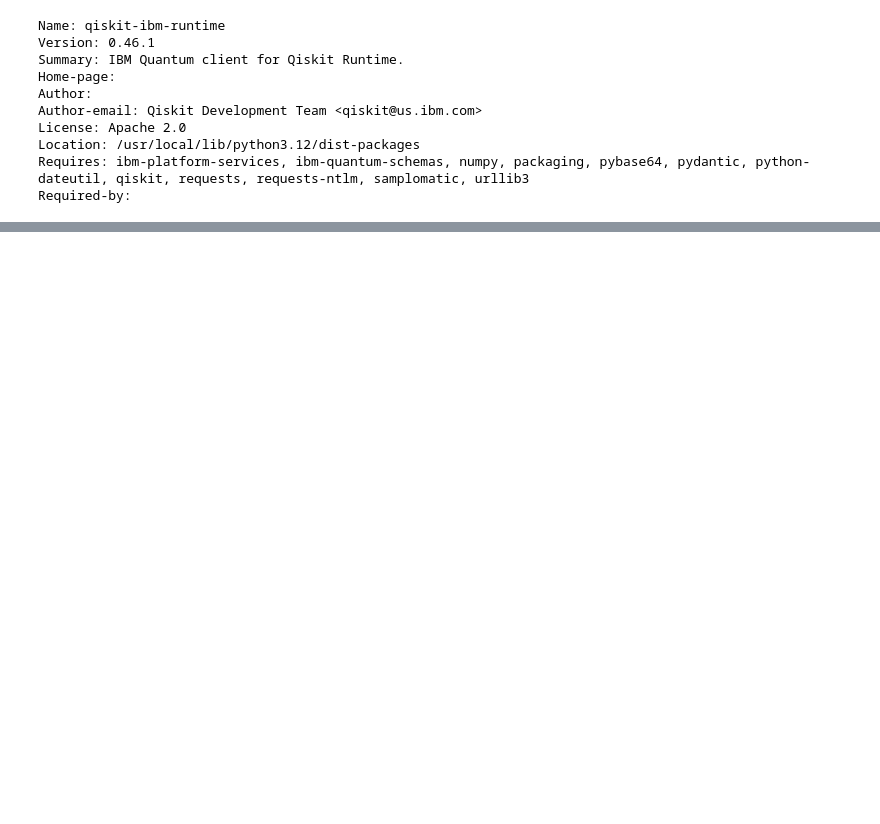
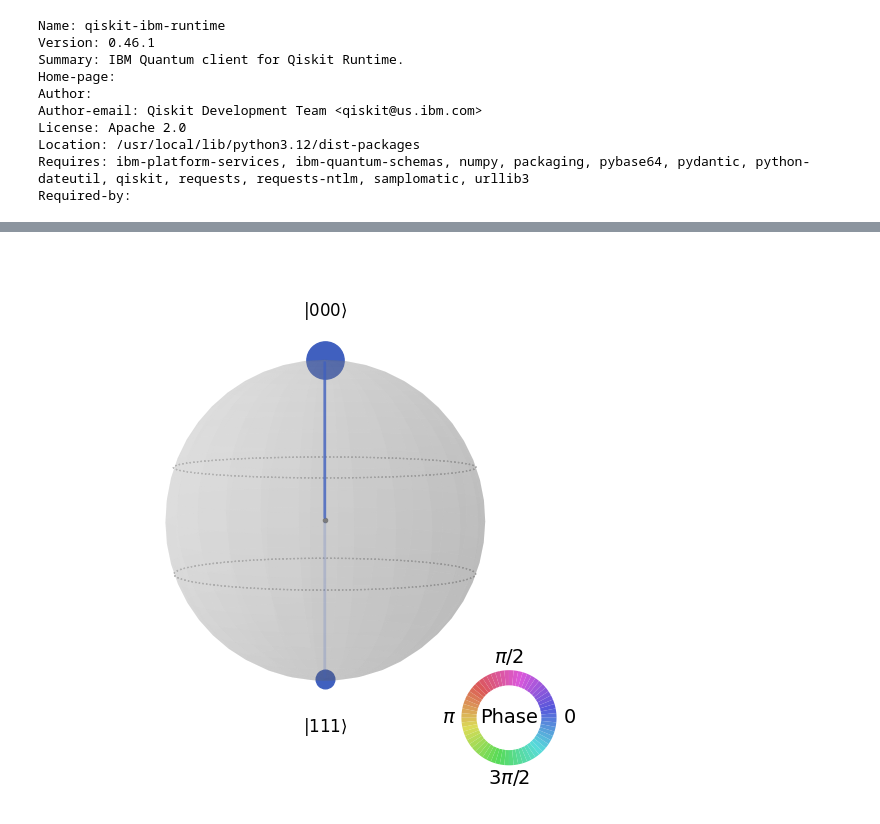
Before and after one commit to ManishSahani24/Quantum-Error-Correction, a Jupyter notebook: Quantum_Error_Correction.ipynb, the cells around one changed output, grey strips where cells are left out. Saved outputs shown, nothing was run; the diff lists cells and outputs as text; code cells hidden in the pictures; blank space fills up the shorter version.

```diff
--- a/Quantum_Error_Correction.ipynb
+++ b/Quantum_Error_Correction.ipynb
@@ -66,0 +135,5 @@ qc.draw('mpl')
+# %%
+sv = Statevector(qc)
+plot_state_qsphere(sv)
+# %% [output]
+[figure, added]
```
Also changed, not shown: parts of 17 cells of this notebook.
